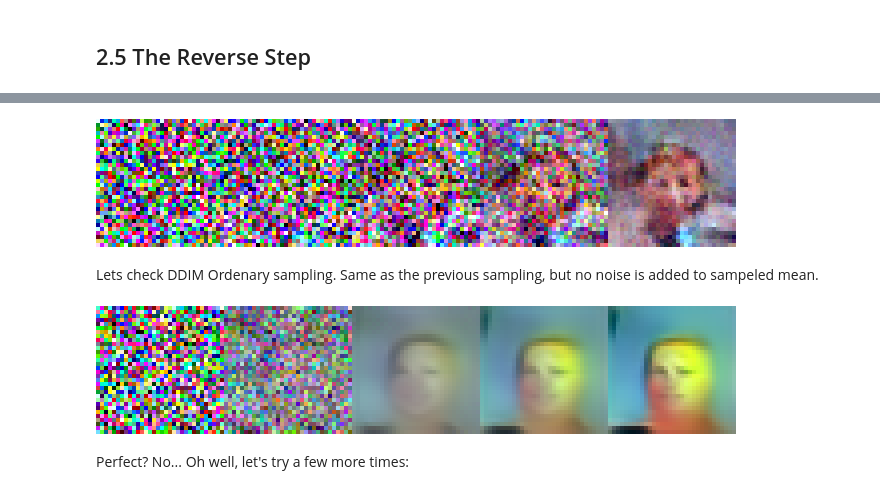
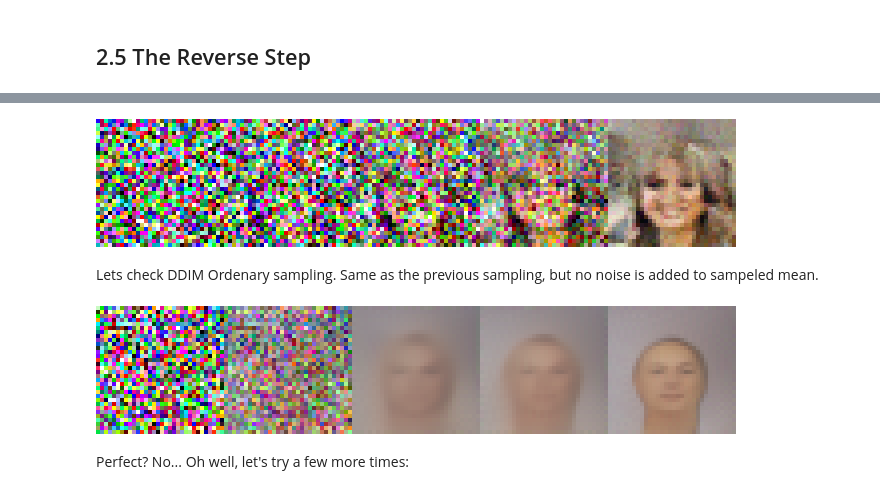
Before and after one commit to Naomi-Ken-Korem/text-to-image-presentation, a Jupyter notebook: Diffusion_models_part_1_solution.ipynb, the cells around one changed output, grey strips where cells are left out. Drawn from its saved outputs; the diff is of its cells as text; code cells hidden in the pictures.

```diff
--- a/Diffusion_models_part_1_solution.ipynb
+++ b/Diffusion_models_part_1_solution.ipynb
@@ -596 +609,25 @@ Run this cell and we will continue to the next talk meanwhile it is training.
+# %%
+# Create the model
+unet = UNet(n_channels=32).cuda()
+
+# Set up some parameters
+n_steps = 100
+beta = torch.linspace(0.0001, 0.04, n_steps).cuda()
+alpha = 1. - beta
+alpha_bar = torch.cumprod(alpha, dim=0)
+
+# Modified to return the noise itself as well
+def q_xt_x0(x0, t):
+  mean = gather(alpha_bar, t) ** 0.5 * x0
+  var = 1-gather(alpha_bar, t)
+  eps = torch.randn_like(x0).to(x0.device)
+  return mean + (var ** 0.5) * eps, eps # also returns noise
+
+# Training params
+batch_size = 128 # Lower this if hitting memory issues
+lr = 1e-4 # Explore this - might want it lower when training on the full dataset
+
+losses = [] # Store losses for later plotting
+
+dataset = faces['train'].select(range(30000)) # to use a 30k subset for demo
 # %%
@@ -647,46 +679,72 @@ See that little $_\theta$? That often indicates 'learned parameters' - in this c
 # %%
+# # import torch
 def p_xt(xt, noise, t):
+  "predict x(t-1) given x(t)"
+
   alpha_t = gather(alpha.to(xt.device), t)
+  beta_t = 1 - alpha_t
+  alpha_bar_t = gather(alpha_bar.to(xt.device), t)
+  beta_prod_t = 1 - alpha_bar_t
 
-  alpha_bar_t = gather(alpha_bar.to(xt.device), t)
 
-  eps_coef = (1 - alpha_t) / (1 - alpha_bar_t) ** .5
-  mean = 1 / (alpha_t ** 0.5) * (xt - eps_coef * noise) # Note minus sign
+  alpha_bar_t_prev = gather(alpha_bar.to(xt.device), t-1) if t >=1 else torch.tensor(1.0).to(xt.device)
+  beta_prod_t_prev = 1 - alpha_bar_t_prev
+
+  x_0_pred = (1/alpha_bar_t)**.5 * xt - (1.0 / alpha_bar_t - 1)**.5 * noise
+
+  pred_original_sample_coeff = (alpha_bar_t_prev ** (0.5) * beta_t) / beta_prod_t
+  current_sample_coeff = alpha_t ** (0.5) * beta_prod_t_prev / beta_prod_t
+
+
+  pred_prev_sample = pred_original_sample_coeff * x_0_pred + current_sample_coeff * xt
   var = gather(beta.to(xt.device), t)
   eps = torch.randn(xt.shape, device=xt.device)
-  return mean + (var ** 0.5) * eps
+  return pred_prev_sample + var **.5 * eps
 
 
 
 x = torch.randn(1, 3, 32, 32).cuda() # Start with random noise
 ims = []
 for i in range(n_steps):
   t = torch.tensor(n_steps-i-1, dtype=torch.long).cuda()
   with torch.no_grad():
     pred_noise = unet(x.float(), t.unsqueeze(0))
     x = p_xt(x, pred_noise, t.unsqueeze(0))
     if i%24 == 0:
       ims.append(tensor_to_image(x.cpu()))
 
 image = Image.new('RGB', size=(32*5, 32))
 for i, im in enumerate(ims[:5]):
   image.paste(im, ((i%5)*32, 0))
 image.resize((32*4*5, 32*4), Image.NEAREST)
 # %% [output]
-[figure, old version]
+[figure, new version]
 # %% [markdown]
 Lets check DDIM Ordenary sampling.
 Same as the previous sampling, but no noise is added to sampeled mean.
 # %%
+def p_xt_ddim(xt, noise, t):
+  "predict x(t-1) given x(t)"
 
-def p_xt_ddim(xt, noise, t):
   alpha_t = gather(alpha.to(xt.device), t)
+  beta_t = 1 - alpha_t
+  alpha_bar_t = gather(alpha_bar.to(xt.device), t)
+  beta_prod_t = 1 - alpha_bar_t
 
-  alpha_bar_t = gather(alpha_bar.to(xt.device), t)
 
-  eps_coef = (1 - alpha_t) / (1 - alpha_bar_t) ** .5
-  mean = 1 / (alpha_t ** 0.5) * (xt - eps_coef * noise) # Note minus sign
-  return mean
+  alpha_bar_t_prev = gather(alpha_bar.to(xt.device), t-1) if t >=1 else torch.tensor(1.0).to(xt.device)
+  beta_prod_t_prev = 1 - alpha_bar_t_prev
+
+  x_0_pred = (1/alpha_bar_t)**.5 * xt - (1.0 / alpha_bar_t - 1)**.5 * noise
+
+  pred_original_sample_coeff = (alpha_bar_t_prev ** (0.5) * beta_t) / beta_prod_t
+  current_sample_coeff = alpha_t ** (0.5) * beta_prod_t_prev / beta_prod_t
+
+
+  pred_prev_sample = pred_original_sample_coeff * x_0_pred + current_sample_coeff * xt
+  var = gather(beta.to(xt.device), t)
+  eps = torch.randn(xt.shape, device=xt.device)
+  return pred_prev_sample
 
 x = torch.randn(1, 3, 32, 32).cuda() # Start with random noise
 ims = []
@@ -703,7 +761,7 @@ for i, im in enumerate(ims[:5]):
   image.paste(im, ((i%5)*32, 0))
 image.resize((32*4*5, 32*4), Image.NEAREST)
 # %% [output]
-[figure, old version]
+[figure, new version]
 # %% [markdown]
 Perfect? No... Oh well, let's try a few more times:
 # %%
```
Also changed, not shown: parts of 17 cells of this notebook.
